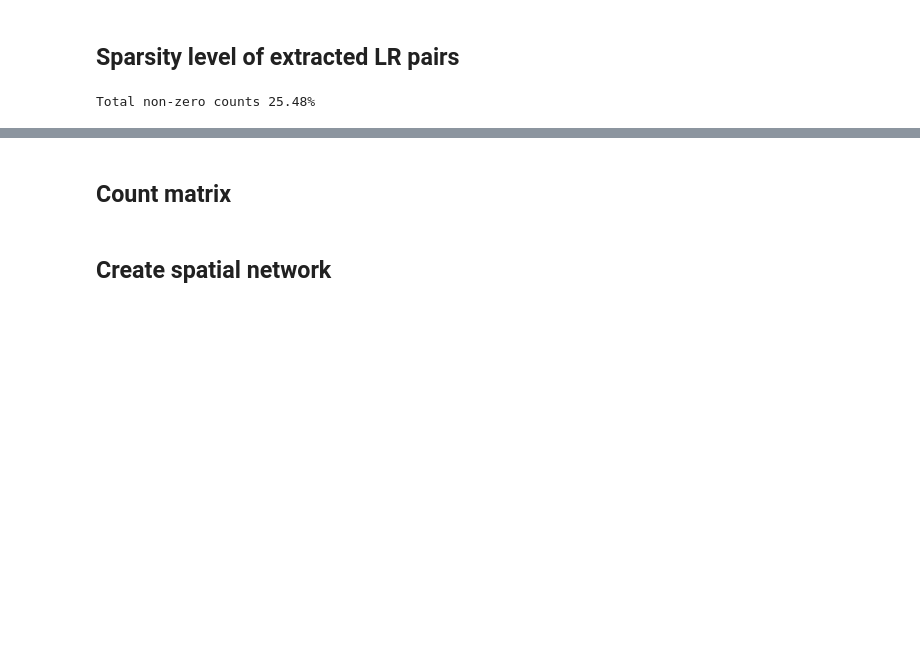
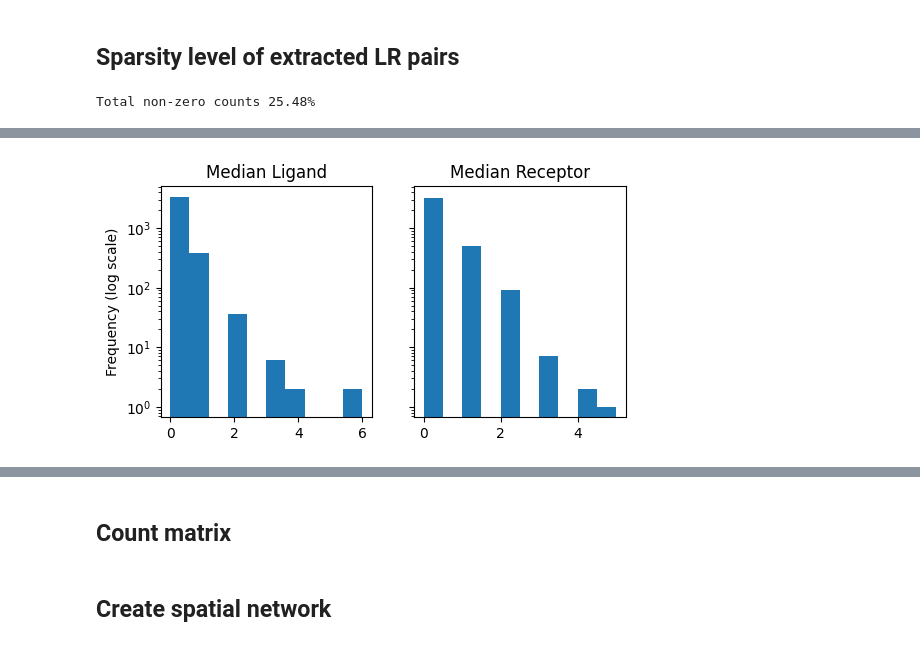
Before and after one commit to raphael-group/copulacci, a Jupyter notebook: notebook/tutorial/Breast_Cancer_Visium_data.ipynb, the cells around one changed output, grey strips where cells are left out. Drawn from its saved outputs; the diff is of its cells as text; code cells hidden in the pictures; blank space fills up the shorter version.

```diff
--- a/notebook/tutorial/Breast_Cancer_Visium_data.ipynb
+++ b/notebook/tutorial/Breast_Cancer_Visium_data.ipynb
@@ -63,0 +129,10 @@ Total non-zero counts 25.48%
+# %%
+fig, ax = plt.subplots(1,2, figsize=(6,3),sharey=True)
+ax[0].hist(count_lr.loc[:, 'CD96']);
+ax[1].hist(count_lr.loc[:, 'ITGB7']);
+ax[0].set_title('Median Ligand')
+ax[1].set_title('Median Receptor');
+plt.yscale('log')
+ax[0].set_ylabel('Frequency (log scale)');
+# %% [output]
+[figure, added]
```
Also changed, not shown: parts of 44 cells of this notebook, 1 other file.
